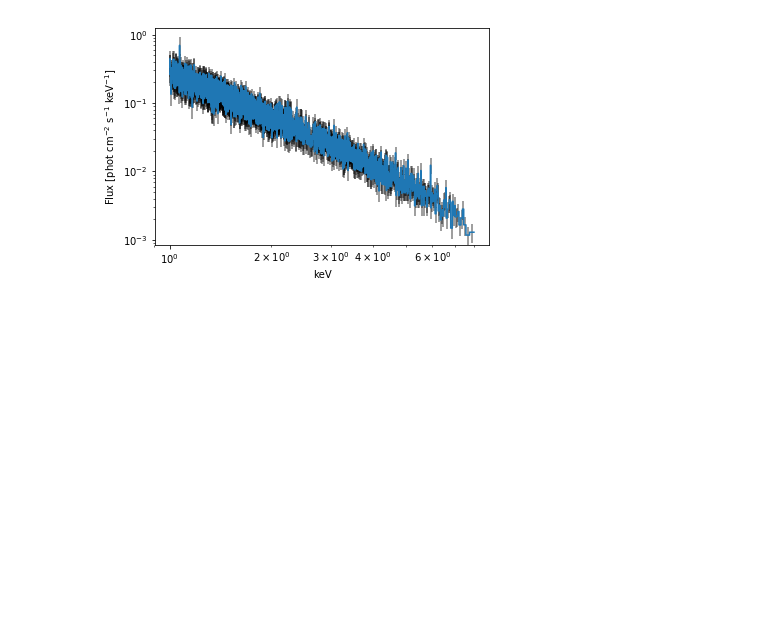
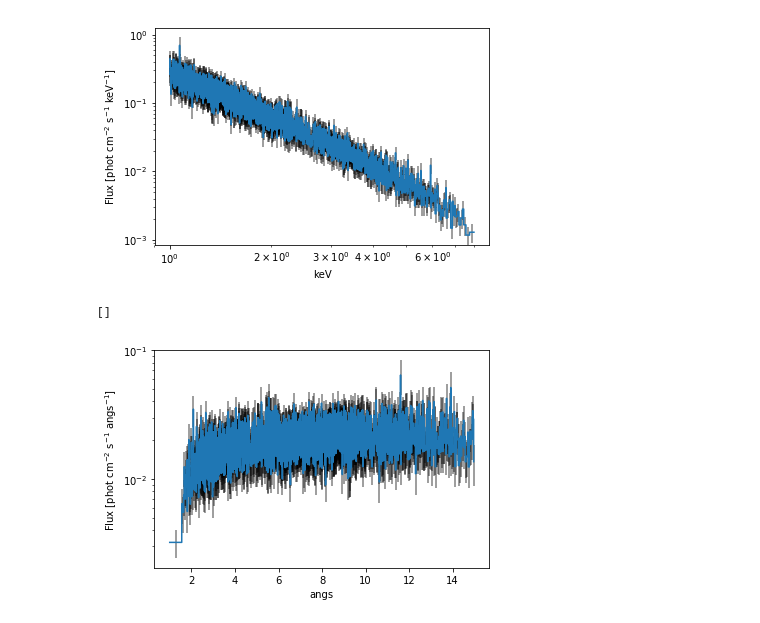
Before and after one commit to eblur/pyxsis, a Jupyter notebook: notebooks/Binned_Spectrum.ipynb, the cells around one changed output. Drawn from its saved outputs; the diff is of its cells as text; code cells hidden in the pictures; blank space fills up the shorter version.

Commit message:
Added a test of notice_values to angstrom scales

```diff
--- a/notebooks/Binned_Spectrum.ipynb
+++ b/notebooks/Binned_Spectrum.ipynb
@@ -118,3 +118,12 @@ plt.loglog()
 # %% [output]
 []
 [figure]
+# %%
+mrk421.notice_values(1.0, 15.0, unit='angs')
+
+ax = plt.subplot(111)
+xpysis.plot_unfold(ax, mrk421, xunit='angs')
+plt.semilogy()
+# %% [output]
+[]
+[figure, added]
```
Also changed, not shown: parts of 2 cells of this notebook.
